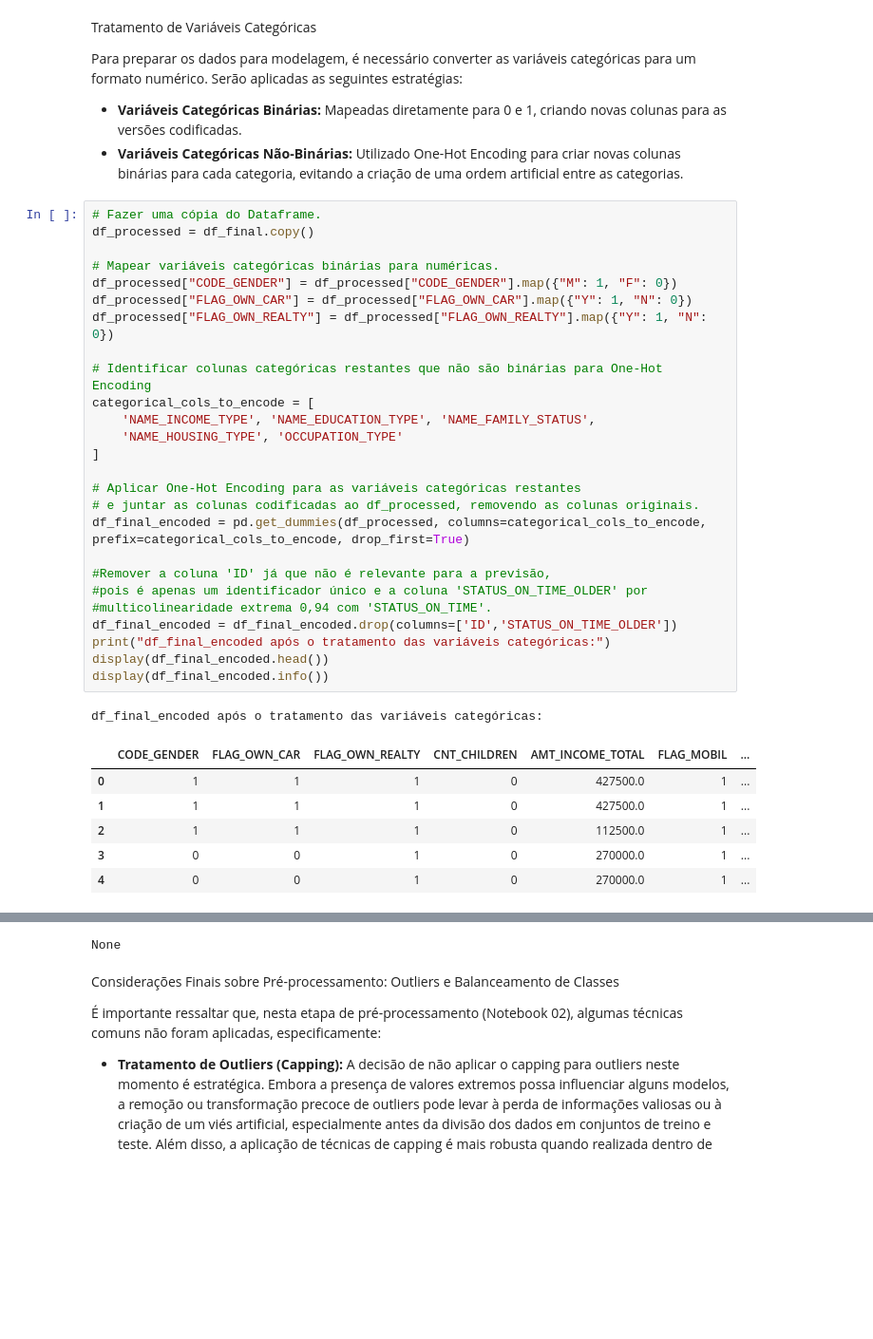
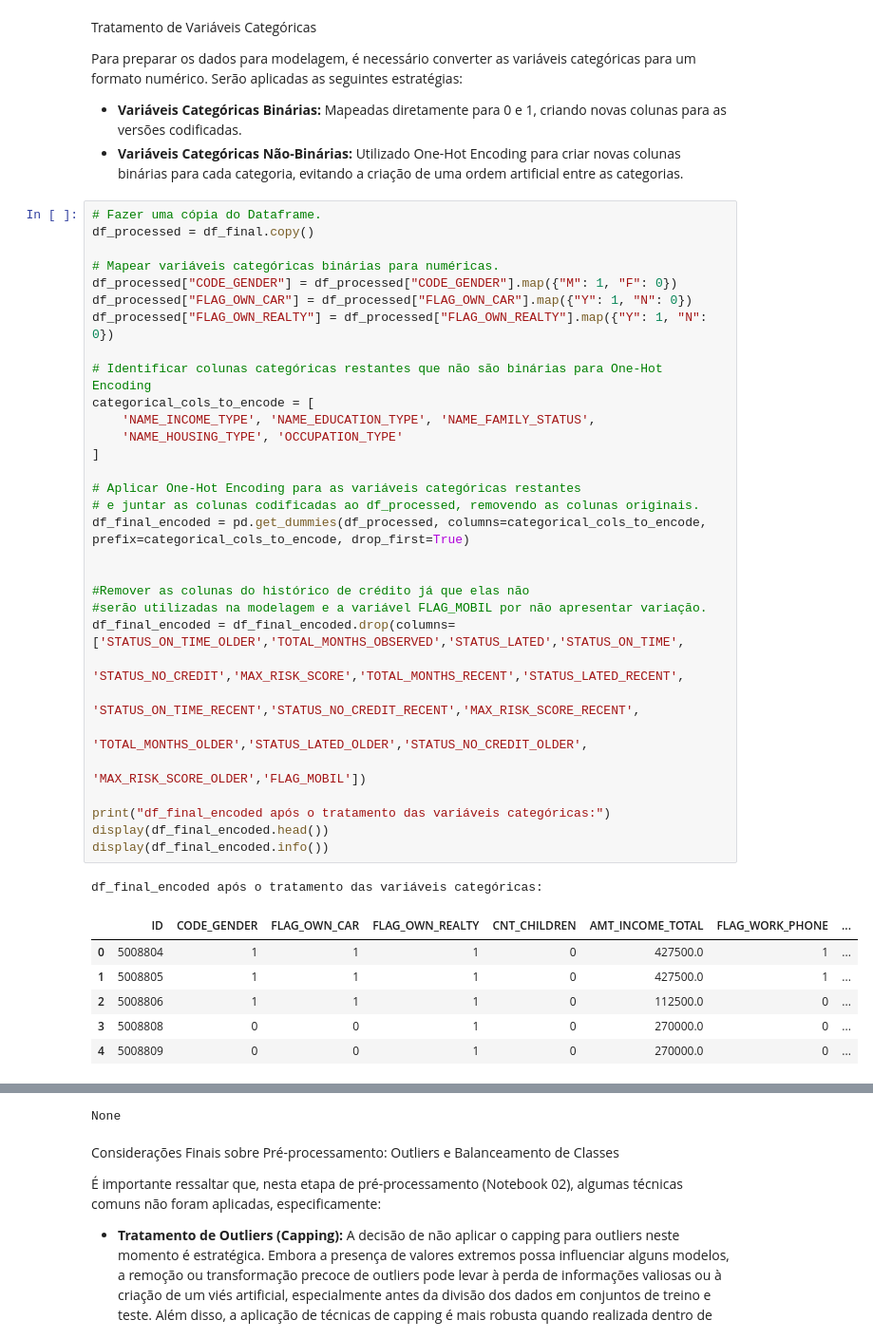
Before and after one commit to Ginkno/postech-tech-challenge-fase2-grupo1-12dtat, a Jupyter notebook: notebooks/02_preprocessamento.ipynb, the cells around one changed output, grey strips where cells are left out. Shown at 95% size. Saved outputs shown, nothing was run; the diff lists cells and outputs as text; blank space fills up the shorter version.

Commit message:
Sem variáveis de crédito

```diff
--- a/notebooks/02_preprocessamento.ipynb
+++ b/notebooks/02_preprocessamento.ipynb
@@ -412,36 +396,41 @@ Para preparar os dados para modelagem, é necessário converter as variáveis ca
 # %%
 # Fazer uma cópia do Dataframe.
 df_processed = df_final.copy()
 
 # Mapear variáveis categóricas binárias para numéricas.
 df_processed["CODE_GENDER"] = df_processed["CODE_GENDER"].map({"M": 1, "F": 0})
 df_processed["FLAG_OWN_CAR"] = df_processed["FLAG_OWN_CAR"].map({"Y": 1, "N": 0})
 df_processed["FLAG_OWN_REALTY"] = df_processed["FLAG_OWN_REALTY"].map({"Y": 1, "N": 0})
 
 # Identificar colunas categóricas restantes que não são binárias para One-Hot Encoding
 categorical_cols_to_encode = [
     'NAME_INCOME_TYPE', 'NAME_EDUCATION_TYPE', 'NAME_FAMILY_STATUS',
     'NAME_HOUSING_TYPE', 'OCCUPATION_TYPE'
 ]
 
 # Aplicar One-Hot Encoding para as variáveis categóricas restantes
 # e juntar as colunas codificadas ao df_processed, removendo as colunas originais.
 df_final_encoded = pd.get_dummies(df_processed, columns=categorical_cols_to_encode, prefix=categorical_cols_to_encode, drop_first=True)
 
-#Remover a coluna 'ID' já que não é relevante para a previsão,
-#pois é apenas um identificador único e a coluna 'STATUS_ON_TIME_OLDER' por
-#multicolinearidade extrema 0,94 com 'STATUS_ON_TIME'.
-df_final_encoded = df_final_encoded.drop(columns=['ID','STATUS_ON_TIME_OLDER'])
+
+#Remover as colunas do histórico de crédito já que elas não
+#serão utilizadas na modelagem e a variável FLAG_MOBIL por não apresentar variação.
+df_final_encoded = df_final_encoded.drop(columns=['STATUS_ON_TIME_OLDER','TOTAL_MONTHS_OBSERVED','STATUS_LATED','STATUS_ON_TIME',
+                                                  'STATUS_NO_CREDIT','MAX_RISK_SCORE','TOTAL_MONTHS_RECENT','STATUS_LATED_RECENT',
+                                                  'STATUS_ON_TIME_RECENT','STATUS_NO_CREDIT_RECENT','MAX_RISK_SCORE_RECENT',
+                                                  'TOTAL_MONTHS_OLDER','STATUS_LATED_OLDER','STATUS_NO_CREDIT_OLDER',
+                                                  'MAX_RISK_SCORE_OLDER','FLAG_MOBIL'])
+
 print("df_final_encoded após o tratamento das variáveis categóricas:")
 display(df_final_encoded.head())
 display(df_final_encoded.info())
 # %% [output]
 df_final_encoded após o tratamento das variáveis categóricas:
-|  | CODE_GENDER | FLAG_OWN_CAR | FLAG_OWN_REALTY | CNT_CHILDREN | AMT_INCOME_TOTAL | FLAG_MOBIL | ... |
-| 0 | 1 | 1 | 1 | 0 | 427500.0 | 1 | ... |
-| 1 | 1 | 1 | 1 | 0 | 427500.0 | 1 | ... |
-| 2 | 1 | 1 | 1 | 0 | 112500.0 | 1 | ... |
-| 3 | 0 | 0 | 1 | 0 | 270000.0 | 1 | ... |
-| 4 | 0 | 0 | 1 | 0 | 270000.0 | 1 | ... |
+|  | ID | CODE_GENDER | FLAG_OWN_CAR | FLAG_OWN_REALTY | CNT_CHILDREN | AMT_INCOME_TOTAL | FLAG_WORK_PHONE | ... |
+| 0 | 5008804 | 1 | 1 | 1 | 0 | 427500.0 | 1 | ... |
+| 1 | 5008805 | 1 | 1 | 1 | 0 | 427500.0 | 1 | ... |
+| 2 | 5008806 | 1 | 1 | 1 | 0 | 112500.0 | 0 | ... |
+| 3 | 5008808 | 0 | 0 | 1 | 0 | 270000.0 | 0 | ... |
+| 4 | 5008809 | 0 | 0 | 1 | 0 | 270000.0 | 0 | ... |
 <class 'pandas.core.frame.DataFrame'>
 Index: 32905 entries, 0 to 36456
```
Also changed, not shown: parts of 5 cells of this notebook.
